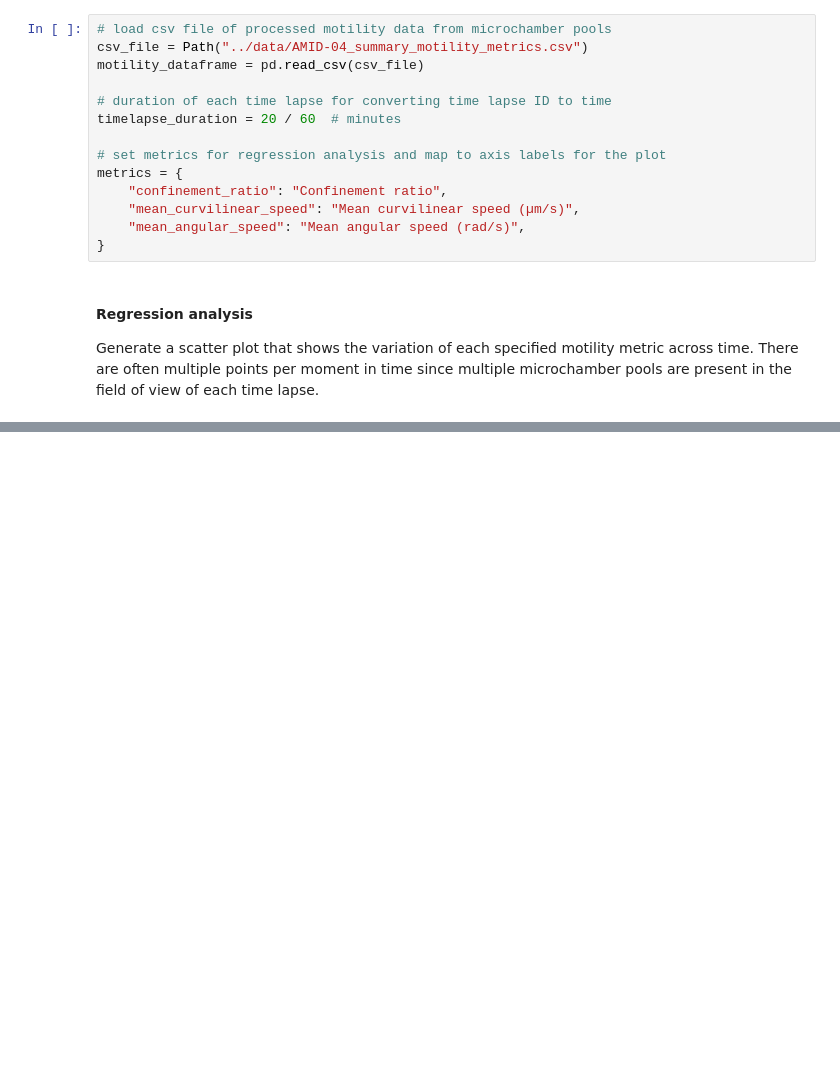
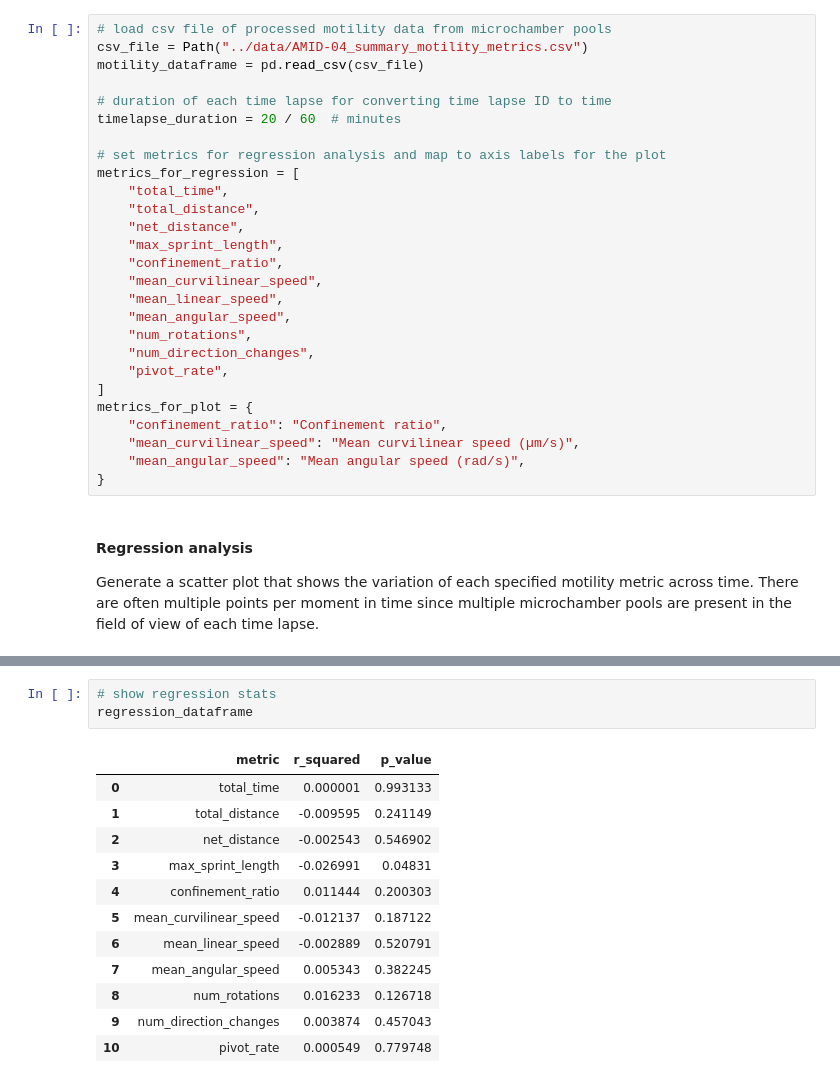
Before and after one commit to Arcadia-Science/2024-unicellular-tracking, a Jupyter notebook: notebooks/2_temporal-variation-in-motility-metrics.ipynb, the cells around one changed output, grey strips where cells are left out. Saved outputs shown, nothing was run; the diff lists cells and outputs as text; blank space fills up the shorter version.

Commit message:
Update 2_temporal-variation-in-motility-metrics.ipynb
- add regression stats for all metrics, while still only plotting those in the pub (Figure 4)

```diff
--- a/notebooks/2_temporal-variation-in-motility-metrics.ipynb
+++ b/notebooks/2_temporal-variation-in-motility-metrics.ipynb
@@ -32,7 +32,20 @@ motility_dataframe = pd.read_csv(csv_file)
 timelapse_duration = 20 / 60  # minutes
 
 # set metrics for regression analysis and map to axis labels for the plot
-metrics = {
+metrics_for_regression = [
+    "total_time",
+    "total_distance",
+    "net_distance",
+    "max_sprint_length",
+    "confinement_ratio",
+    "mean_curvilinear_speed",
+    "mean_linear_speed",
+    "mean_angular_speed",
+    "num_rotations",
+    "num_direction_changes",
+    "pivot_rate",
+]
+metrics_for_plot = {
     "confinement_ratio": "Confinement ratio",
     "mean_curvilinear_speed": "Mean curvilinear speed (µm/s)",
     "mean_angular_speed": "Mean angular speed (rad/s)",
@@ -84,3 +109,19 @@ for i, (metric, ylabel) in enumerate(metrics.items()):
 apc.mpl.save_figure("../results/figure-4.svg")
 # %% [output]
 [figure]
+# %%
+# show regression stats
+regression_dataframe
+# %% [output]
+|  | metric | r_squared | p_value |
+| 0 | total_time | 0.000001 | 0.993133 |
+| 1 | total_distance | -0.009595 | 0.241149 |
+| 2 | net_distance | -0.002543 | 0.546902 |
+| 3 | max_sprint_length | -0.026991 | 0.04831 |
+| 4 | confinement_ratio | 0.011444 | 0.200303 |
+| 5 | mean_curvilinear_speed | -0.012137 | 0.187122 |
+| 6 | mean_linear_speed | -0.002889 | 0.520791 |
+| 7 | mean_angular_speed | 0.005343 | 0.382245 |
+| 8 | num_rotations | 0.016233 | 0.126718 |
+| 9 | num_direction_changes | 0.003874 | 0.457043 |
+| 10 | pivot_rate | 0.000549 | 0.779748 |
```
Also changed, not shown: parts of 1 cell of this notebook.
